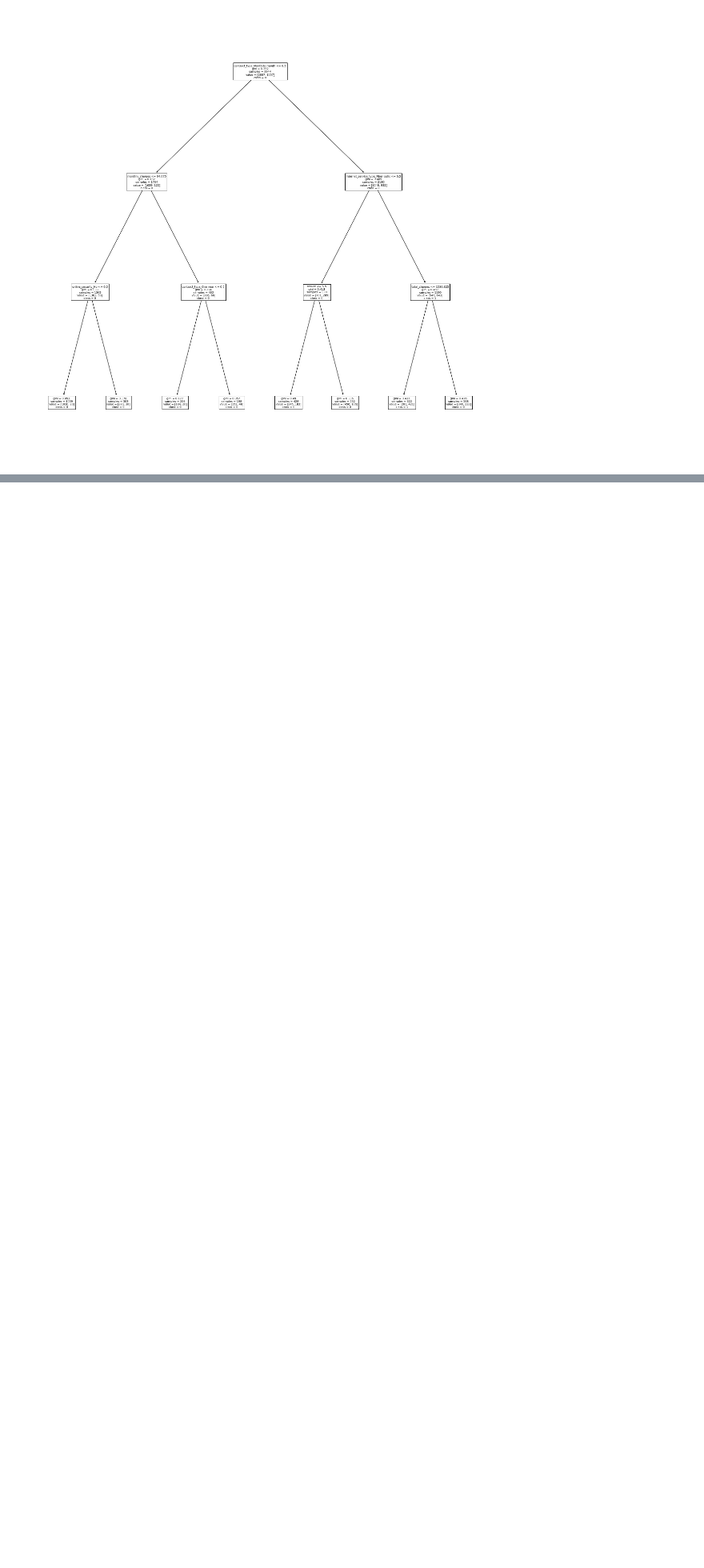
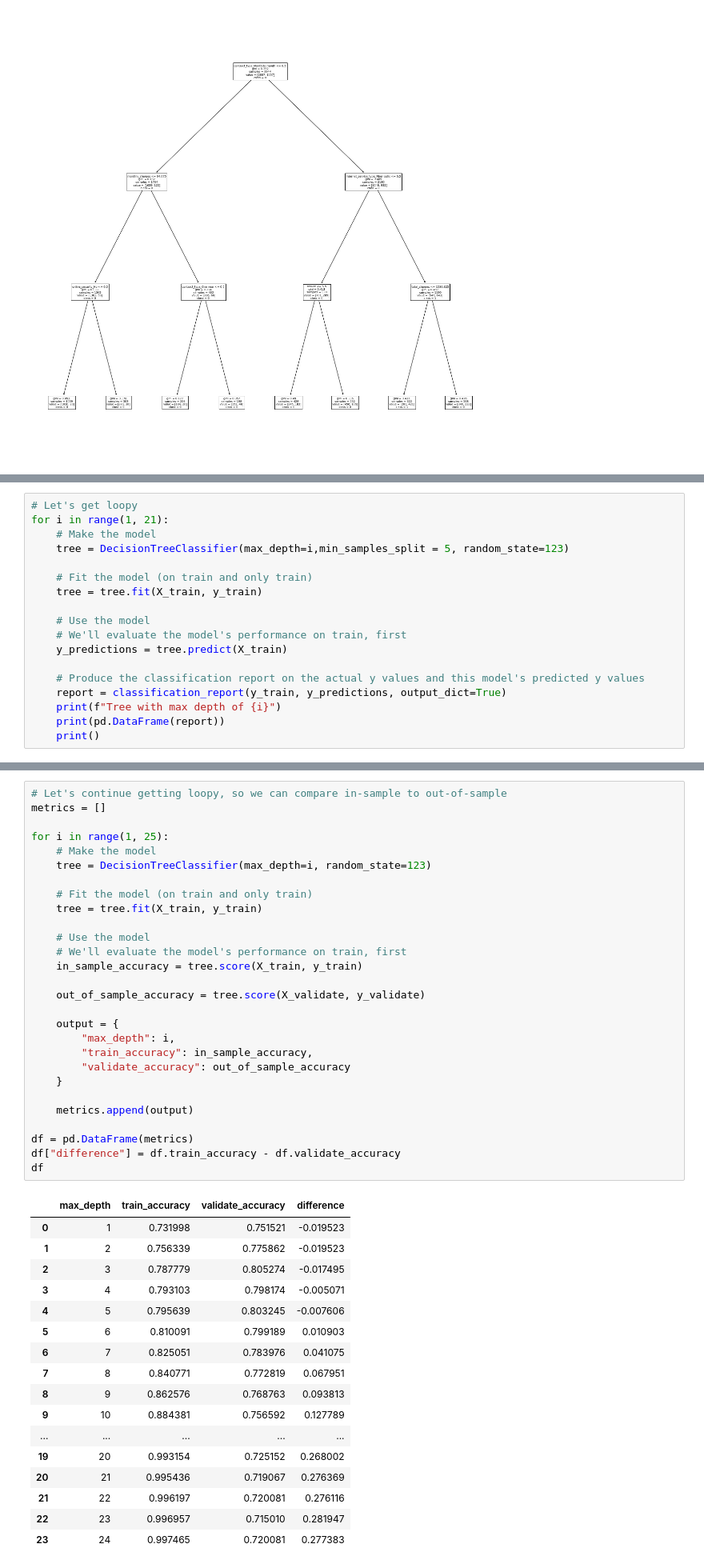
Before and after one commit to Yvette-Ibarra/classification-exercises, a Jupyter notebook: Model.ipynb, the cells around one changed output, grey strips where cells are left out. Shown: that part at 80% size. Drawn from its saved outputs; the diff is of its cells as text; blank space fills up the shorter version.

```diff
--- a/Model.ipynb
+++ b/Model.ipynb
@@ -445,0 +758,18 @@ pd.DataFrame(report)
+# %%
+# Let's get loopy
+for i in range(1, 21):
+    # Make the model
+    tree = DecisionTreeClassifier(max_depth=i,min_samples_split = 5, random_state=123)
+
+    # Fit the model (on train and only train)
+    tree = tree.fit(X_train, y_train)
+
+    # Use the model
+    # We'll evaluate the model's performance on train, first
+    y_predictions = tree.predict(X_train)
+
+    # Produce the classification report on the actual y values and this model's predicted y values
+    report = classification_report(y_train, y_predictions, output_dict=True)
+    print(f"Tree with max depth of {i}")
+    print(pd.DataFrame(report))
+    print()
@@ -445,0 +794,46 @@ pd.DataFrame(report)
+# %%
+# Let's continue getting loopy, so we can compare in-sample to out-of-sample
+metrics = []
+
+for i in range(1, 25):
+    # Make the model
+    tree = DecisionTreeClassifier(max_depth=i, random_state=123)
+
+    # Fit the model (on train and only train)
+    tree = tree.fit(X_train, y_train)
+
+    # Use the model
+    # We'll evaluate the model's performance on train, first
+    in_sample_accuracy = tree.score(X_train, y_train)
+
+    out_of_sample_accuracy = tree.score(X_validate, y_validate)
+
+    output = {
+        "max_depth": i,
+        "train_accuracy": in_sample_accuracy,
+        "validate_accuracy": out_of_sample_accuracy
+    }
+
+    metrics.append(output)
+
+df = pd.DataFrame(metrics)
+df["difference"] = df.train_accuracy - df.validate_accuracy
+df
+# %% [output]
+|  | max_depth | train_accuracy | validate_accuracy | difference |
+| 0 | 1 | 0.731998 | 0.751521 | -0.019523 |
+| 1 | 2 | 0.756339 | 0.775862 | -0.019523 |
+| 2 | 3 | 0.787779 | 0.805274 | -0.017495 |
+| 3 | 4 | 0.793103 | 0.798174 | -0.005071 |
+| 4 | 5 | 0.795639 | 0.803245 | -0.007606 |
+| 5 | 6 | 0.810091 | 0.799189 | 0.010903 |
+| 6 | 7 | 0.825051 | 0.783976 | 0.041075 |
+| 7 | 8 | 0.840771 | 0.772819 | 0.067951 |
+| 8 | 9 | 0.862576 | 0.768763 | 0.093813 |
+| 9 | 10 | 0.884381 | 0.756592 | 0.127789 |
+| ... | ... | ... | ... | ... |
+| 19 | 20 | 0.993154 | 0.725152 | 0.268002 |
+| 20 | 21 | 0.995436 | 0.719067 | 0.276369 |
+| 21 | 22 | 0.996197 | 0.720081 | 0.276116 |
+| 22 | 23 | 0.996957 | 0.715010 | 0.281947 |
+| 23 | 24 | 0.997465 | 0.720081 | 0.277383 |
```
Also changed, not shown: parts of 48 cells of this notebook.
